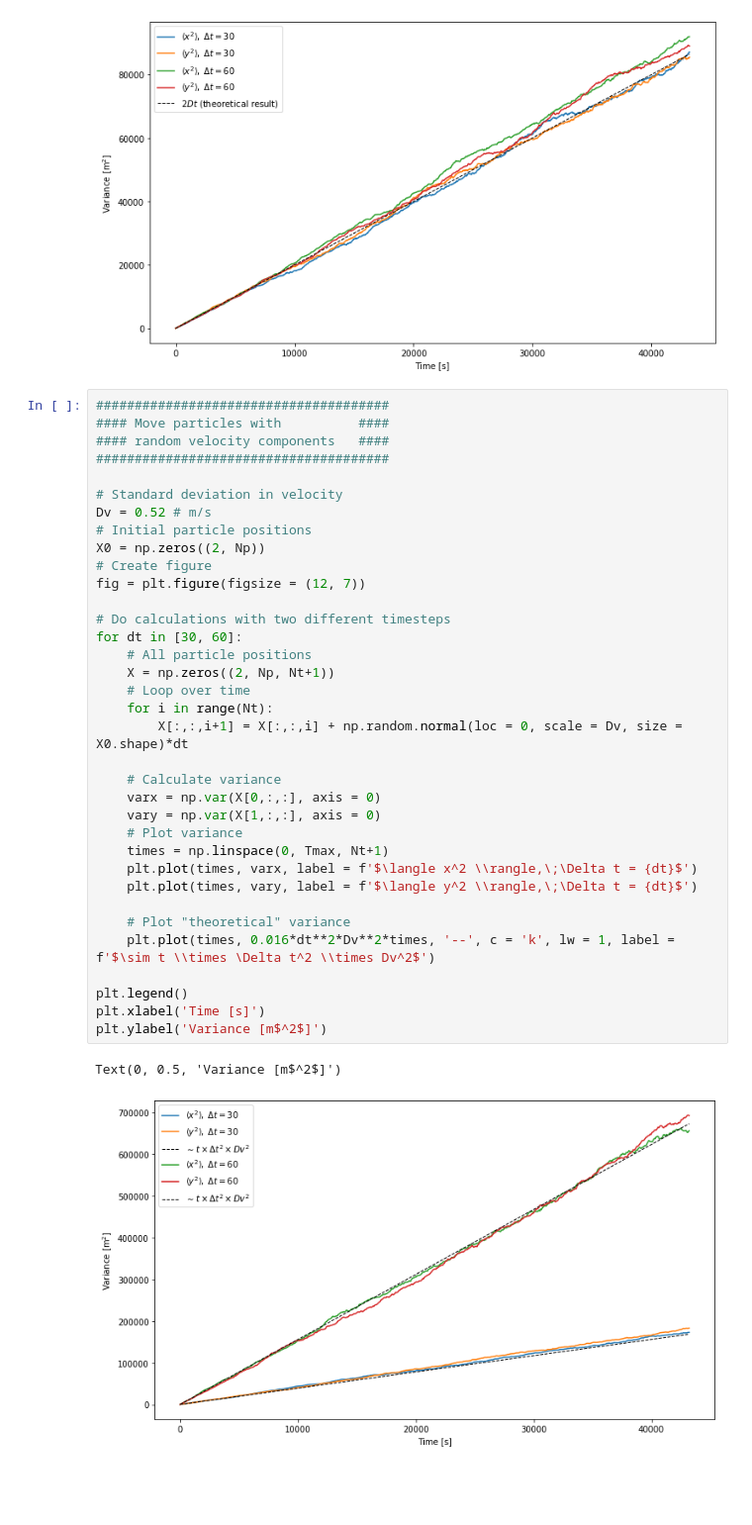
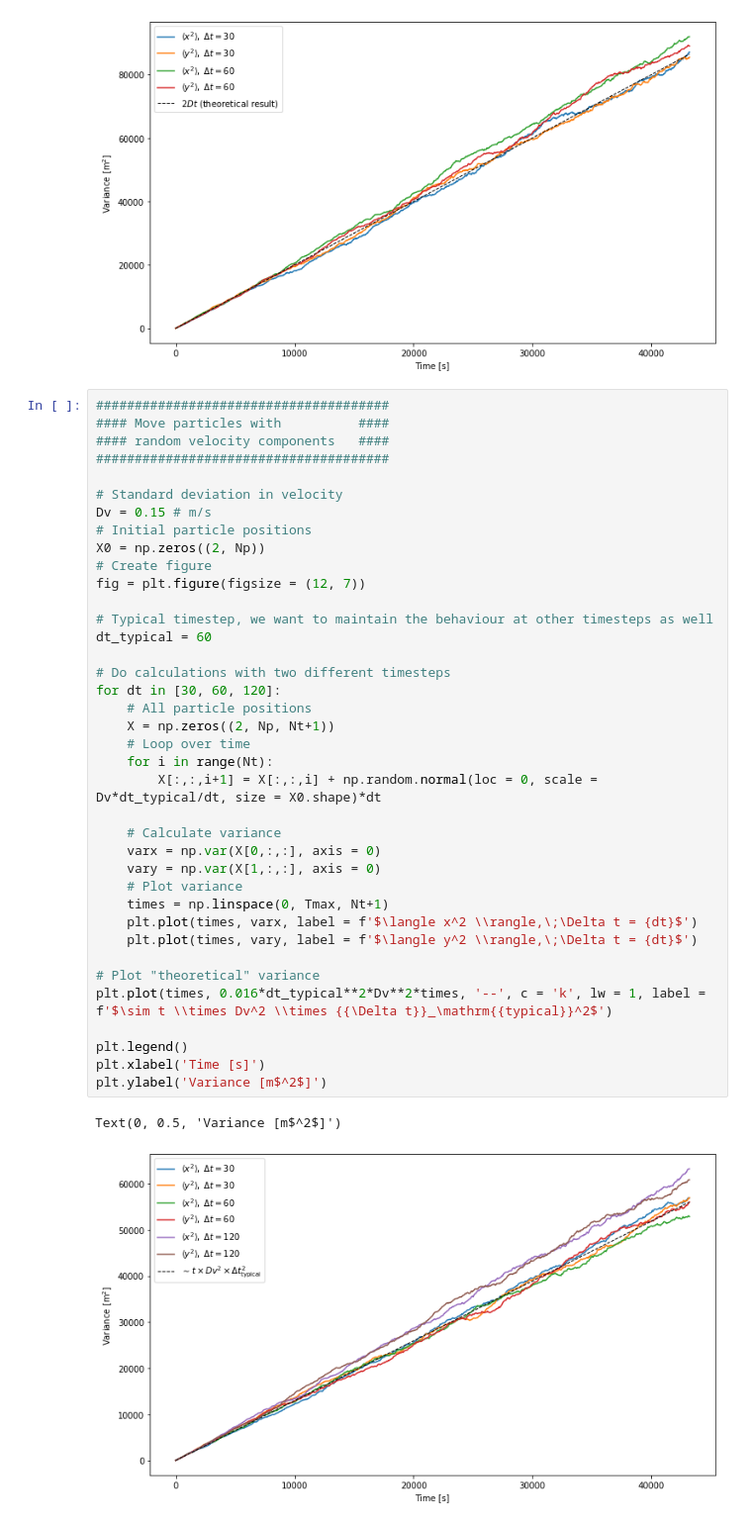
Before and after one commit to nordam/RandomDisplacement, a Jupyter notebook: notebooks/RandomDisplacement.ipynb, the cells around one changed output. Shown: that part at 99% size. Cells and saved outputs as stored; diff of their text form; blank space fills up the shorter version.

```diff
--- a/notebooks/RandomDisplacement.ipynb
+++ b/notebooks/RandomDisplacement.ipynb
@@ -51,36 +51,39 @@ Text(0, 0.5, 'Variance [m$^2$]')
 #### Move particles with          ####
 #### random velocity components   ####
 ######################################
 
 # Standard deviation in velocity
-Dv = 0.52 # m/s
+Dv = 0.15 # m/s
 # Initial particle positions
 X0 = np.zeros((2, Np))
 # Create figure
 fig = plt.figure(figsize = (12, 7))
 
+# Typical timestep, we want to maintain the behaviour at other timesteps as well
+dt_typical = 60
+
 # Do calculations with two different timesteps
-for dt in [30, 60]:
+for dt in [30, 60, 120]:
     # All particle positions
     X = np.zeros((2, Np, Nt+1))
     # Loop over time
     for i in range(Nt):
-        X[:,:,i+1] = X[:,:,i] + np.random.normal(loc = 0, scale = Dv, size = X0.shape)*dt
+        X[:,:,i+1] = X[:,:,i] + np.random.normal(loc = 0, scale = Dv*dt_typical/dt, size = X0.shape)*dt
 
     # Calculate variance
     varx = np.var(X[0,:,:], axis = 0)
     vary = np.var(X[1,:,:], axis = 0)
     # Plot variance
     times = np.linspace(0, Tmax, Nt+1)
     plt.plot(times, varx, label = f'$\langle x^2 \\rangle,\;\Delta t = {dt}$')
     plt.plot(times, vary, label = f'$\langle y^2 \\rangle,\;\Delta t = {dt}$')
 
-    # Plot "theoretical" variance
-    plt.plot(times, 0.016*dt**2*Dv**2*times, '--', c = 'k', lw = 1, label = f'$\sim t \\times \Delta t^2 \\times Dv^2$')
+# Plot "theoretical" variance
+plt.plot(times, 0.016*dt_typical**2*Dv**2*times, '--', c = 'k', lw = 1, label = f'$\sim t \\times Dv^2 \\times {{\Delta t}}_\mathrm{{typical}}^2$')
 
 plt.legend()
 plt.xlabel('Time [s]')
 plt.ylabel('Variance [m$^2$]')
 # %% [output]
 Text(0, 0.5, 'Variance [m$^2$]')
-[figure, old version]
+[figure, new version]
```
